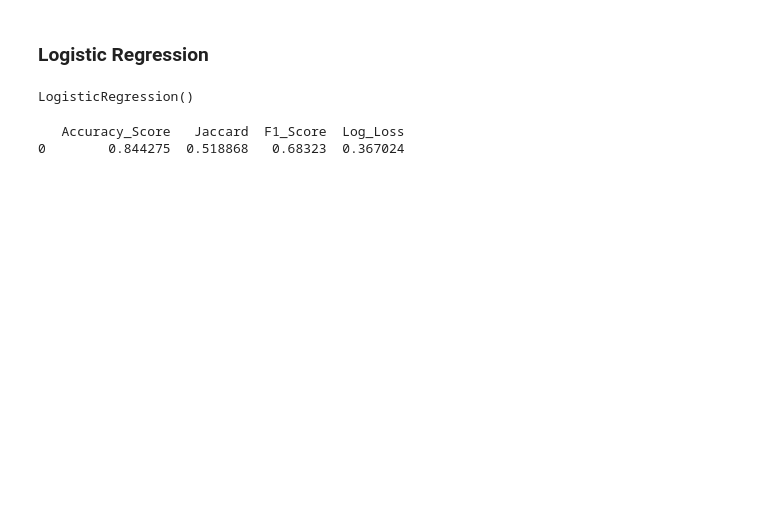
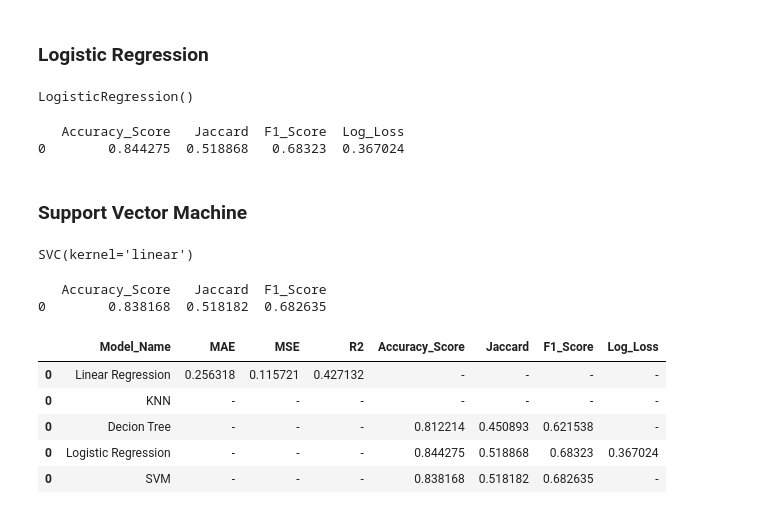
Before and after one commit to Gokhan-Balta/ML_training, a Jupyter notebook: IBM_final_assigmant.ipynb, the cells around one changed output. Drawn from its saved outputs; the diff is of its cells as text; code cells hidden in the pictures; blank space fills up the shorter version.

```diff
--- a/IBM_final_assigmant.ipynb
+++ b/IBM_final_assigmant.ipynb
@@ -45,8 +47,6 @@ df_sydney_processed = pd.get_dummies(data=df, columns=['RainToday', 'WindGustDir
 # %%
 pd.set_option('future.no_silent_downcasting', True)
 df_sydney_processed.replace(['No', 'Yes'], [0, 1], inplace=True)
-
-df_sydney_processed.replace(['No', 'Yes'], [0,1], inplace=True)
 # %% [markdown]
 ### Train and Test dataset
 # %%
@@ -223,3 +223,41 @@ print(result_lr)
 # %% [output]
    Accuracy_Score   Jaccard  F1_Score  Log_Loss
 0        0.844275  0.518868   0.68323  0.367024
+# %% [markdown]
+### Support Vector Machine
+# %%
+#model
+SVM = svm.SVC(kernel="linear")
+SVM.fit(x_train,y_train)
+# %% [output]
+SVC(kernel='linear')
+# %%
+#predictions
+predictions_svm = SVM.predict(x_test)
+# %%
+SVM_Accuracy_Score = accuracy_score(y_test,predictions_svm)
+SVM_JaccardIndex = jaccard_score(y_test,predictions_svm)
+SVM_F1_Score = f1_score(y_test,predictions_svm)
+result_svm = pd.DataFrame({
+    "Accuracy_Score" : [SVM_Accuracy_Score],
+    "Jaccard" : [SVM_JaccardIndex],
+    "F1_Score" : [SVM_F1_Score]
+})
+print(result_svm)
+# %% [output]
+   Accuracy_Score   Jaccard  F1_Score
+0        0.838168  0.518182  0.682635
+# %%
+model_name = ["Linear Regression","KNN","Decion Tree","Logistic Regression","SVM"]
+Report = pd.concat([results_lm,result_knn,result_dt,result_lr,result_svm])
+Report = Report.fillna("-")
+Report["Model_Name"] = model_name
+Report = Report[["Model_Name","MAE","MSE","R2","Accuracy_Score","Jaccard","F1_Score","Log_Loss"]]
+Report
+# %% [output]
+|  | Model_Name | MAE | MSE | R2 | Accuracy_Score | Jaccard | F1_Score | Log_Loss |
+| 0 | Linear Regression | 0.256318 | 0.115721 | 0.427132 | - | - | - | - |
+| 0 | KNN | - | - | - | - | - | - | - |
+| 0 | Decion Tree | - | - | - | 0.812214 | 0.450893 | 0.621538 | - |
+| 0 | Logistic Regression | - | - | - | 0.844275 | 0.518868 | 0.68323 | 0.367024 |
+| 0 | SVM | - | - | - | 0.838168 | 0.518182 | 0.682635 | - |
```
Also changed, not shown: parts of 4 cells of this notebook.
